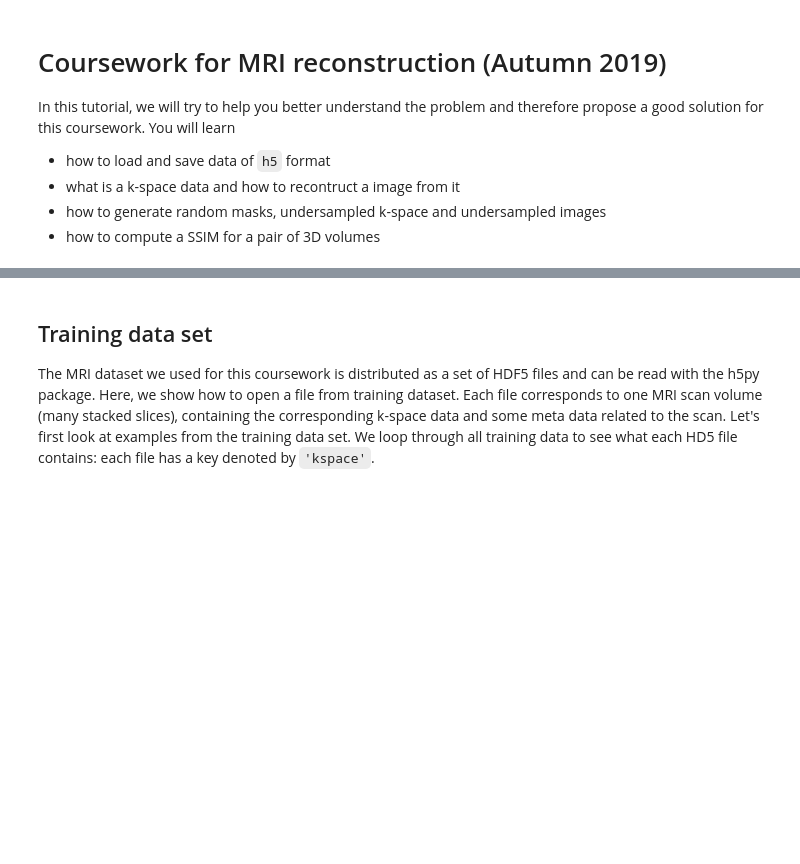
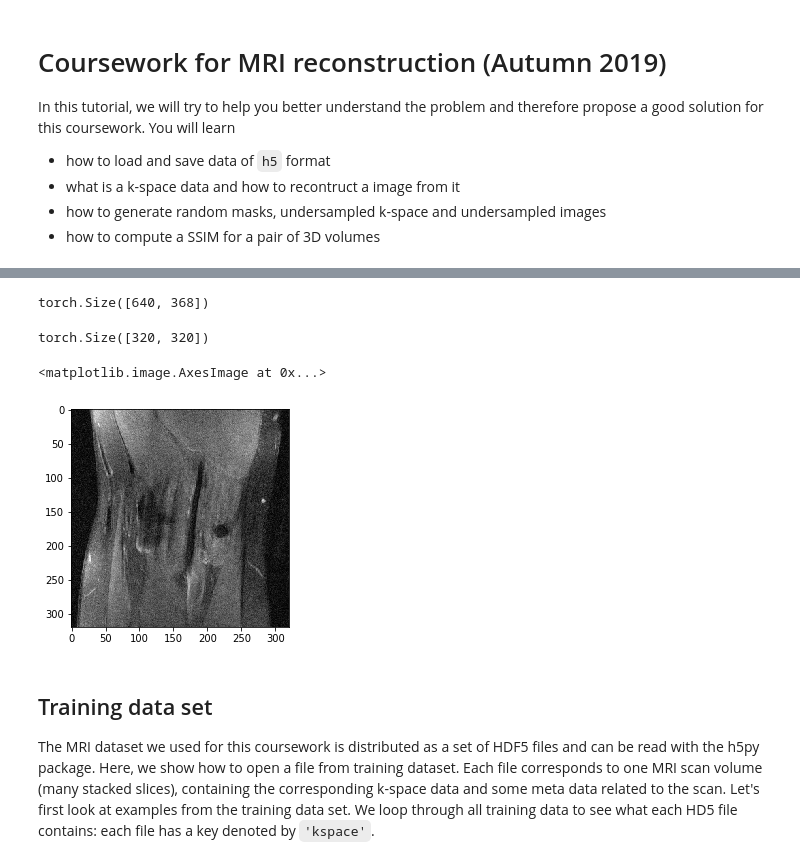
Before and after one commit to rd2g16/MRI-Image-Reconstruction, a Jupyter notebook: MRI_tutorial.ipynb, the cells around one changed output, grey strips where cells are left out. Drawn from its saved outputs; the diff is of its cells as text; code cells hidden in the pictures; blank space fills up the shorter version.

```diff
--- a/MRI_tutorial.ipynb
+++ b/MRI_tutorial.ipynb
@@ -34,0 +127,8 @@ len(MRI_scan_train) * 60 /100
+# %%
+crop_time = vol_im_full[30].clone()
+# %%
+crop_time.shape
+# %% [output]
+torch.Size([640, 368])
+# %%
+test1 = crop_time[160:480,24:344]
@@ -35,3 +137,12 @@ len(MRI_scan_train) * 60 /100
+# %%
+test2.shape
+# %% [output]
+torch.Size([320, 320])
+# %%
+plt.imshow(test1, cmap='gray')
+# %% [output]
+<matplotlib.image.AxesImage at 0x...>
+[figure, added]
 # %% [markdown]
 ## Training data set
 The MRI dataset we used for this coursework is distributed as a set of HDF5 files and can be read with the h5py package. Here, we show how to open a file from training dataset. Each file corresponds to one MRI scan volume (many stacked slices), containing the corresponding k-space data and some meta data related to the scan. Let's first look at examples from the training data set. We loop through all training data to see what each HD5 file contains: each file has a key denoted by `'kspace'`.
```
Also changed, not shown: parts of 11 cells of this notebook, 3 other files.
